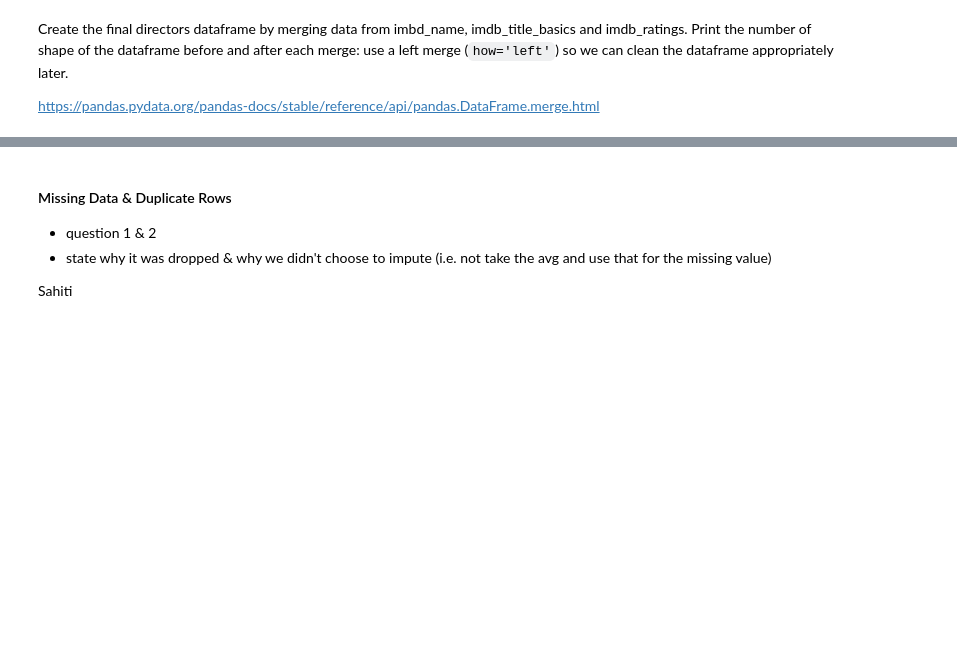
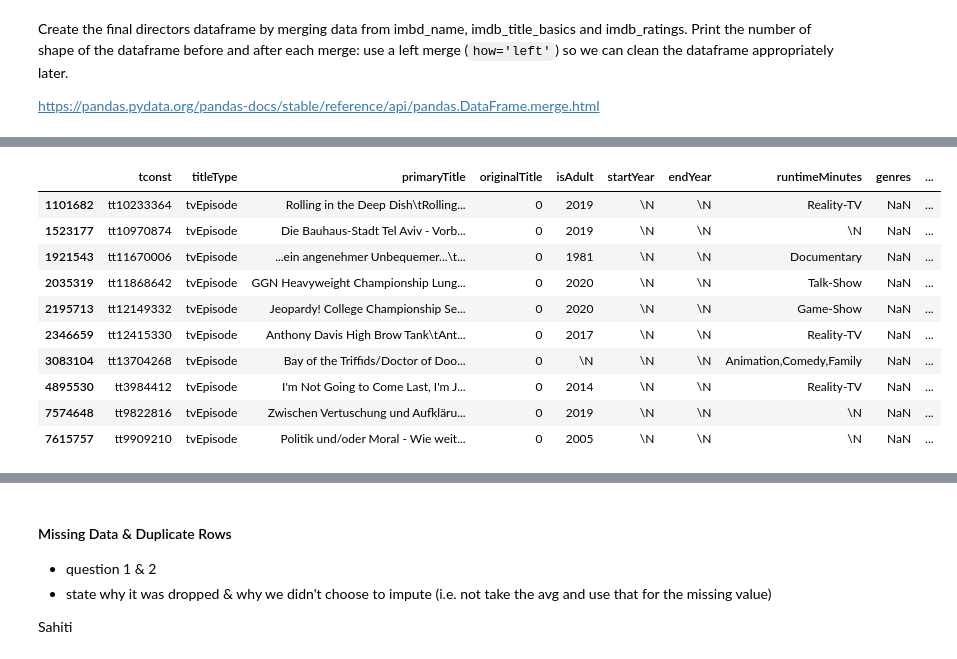
Before and after one commit to robords/NU_MS_EDA_Project, a Jupyter notebook: EDA_Project_Group_4.ipynb, the cells around one changed output, grey strips where cells are left out. Cells and saved outputs as stored; diff of their text form; code cells hidden in the pictures; blank space fills up the shorter version.

Commit message:
titles merge

```diff
--- a/EDA_Project_Group_4.ipynb
+++ b/EDA_Project_Group_4.ipynb
@@ -430,0 +451,14 @@ Kathleen
+# %%
+display(imdb_title_basics[imdb_title_basics.genres.isnull()])
+# %% [output]
+|  | tconst | titleType | primaryTitle | originalTitle | isAdult | startYear | endYear | runtimeMinutes | genres | ... |
+| 1101682 | tt10233364 | tvEpisode | Rolling in the Deep Dish\tRolling... | 0 | 2019 | \N | \N | Reality-TV | NaN | ... |
+| 1523177 | tt10970874 | tvEpisode | Die Bauhaus-Stadt Tel Aviv - Vorb... | 0 | 2019 | \N | \N | \N | NaN | ... |
+| 1921543 | tt11670006 | tvEpisode | ...ein angenehmer Unbequemer...\t... | 0 | 1981 | \N | \N | Documentary | NaN | ... |
+| 2035319 | tt11868642 | tvEpisode | GGN Heavyweight Championship Lung... | 0 | 2020 | \N | \N | Talk-Show | NaN | ... |
+| 2195713 | tt12149332 | tvEpisode | Jeopardy! College Championship Se... | 0 | 2020 | \N | \N | Game-Show | NaN | ... |
+| 2346659 | tt12415330 | tvEpisode | Anthony Davis High Brow Tank\tAnt... | 0 | 2017 | \N | \N | Reality-TV | NaN | ... |
+| 3083104 | tt13704268 | tvEpisode | Bay of the Triffids/Doctor of Doo... | 0 | \N | \N | \N | Animation,Comedy,Family | NaN | ... |
+| 4895530 | tt3984412 | tvEpisode | I'm Not Going to Come Last, I'm J... | 0 | 2014 | \N | \N | Reality-TV | NaN | ... |
+| 7574648 | tt9822816 | tvEpisode | Zwischen Vertuschung und Aufkläru... | 0 | 2019 | \N | \N | \N | NaN | ... |
+| 7615757 | tt9909210 | tvEpisode | Politik und/oder Moral - Wie weit... | 0 | 2005 | \N | \N | \N | NaN | ... |
```
Also changed, not shown: parts of 22 cells of this notebook.
